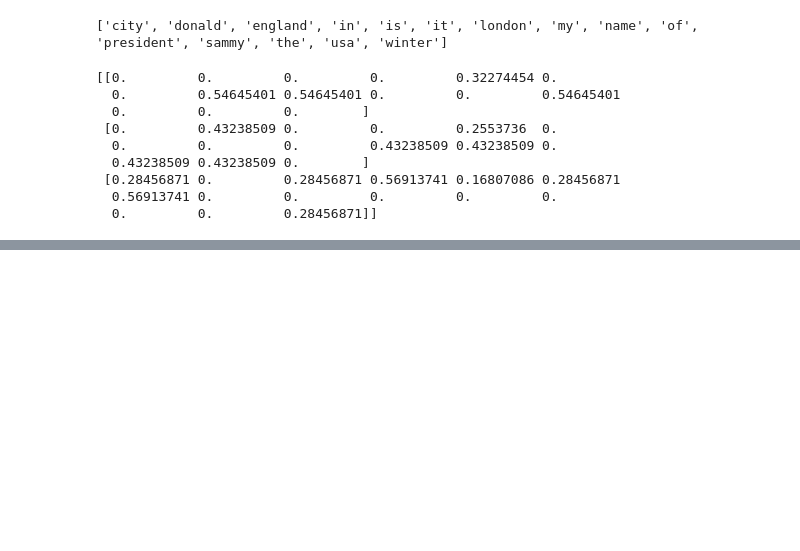
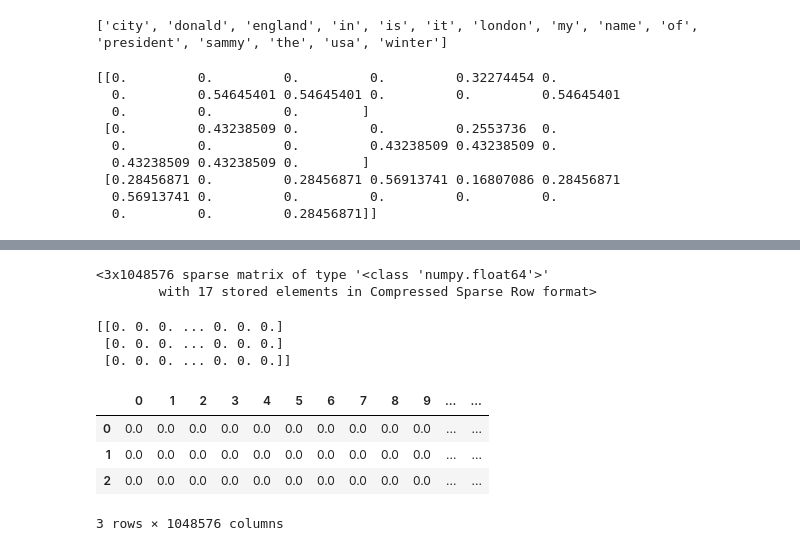
Before and after one commit to SammyOngaya/Natural-Language-Processing, a Jupyter notebook: Text processing with NLTK.ipynb, the cells around one changed output, grey strips where cells are left out. Cells and saved outputs as stored; diff of their text form; code cells hidden in the pictures; blank space fills up the shorter version.

```diff
--- a/Text processing with NLTK.ipynb
+++ b/Text processing with NLTK.ipynb
@@ -408,0 +412,29 @@ tf_idf_df.head()
+# %%
+corpus=['My name is Sammy.',
+       'Donald is the President of USA.',
+       'London is a city in England.'
+       'It\'s winter in London.']
+
+hashing_vectorizer=HashingVectorizer()
+x=hashing_vectorizer.fit_transform(corpus)
+x
+# %% [output]
+<3x1048576 sparse matrix of type '<class 'numpy.float64'>'
+        with 17 stored elements in Compressed Sparse Row format>
+# %%
+# Get sparse matrix
+print(x.toarray())
+# %% [output]
+[[0. 0. 0. ... 0. 0. 0.]
+ [0. 0. 0. ... 0. 0. 0.]
+ [0. 0. 0. ... 0. 0. 0.]]
+# %%
+# Creating a dataframe of sparse document term matrix
+tf_idf_df=pd.DataFrame(x.toarray())
+tf_idf_df.head()
+# %% [output]
+|  | 0 | 1 | 2 | 3 | 4 | 5 | 6 | 7 | 8 | 9 | ... | ... |
+| 0 | 0.0 | 0.0 | 0.0 | 0.0 | 0.0 | 0.0 | 0.0 | 0.0 | 0.0 | 0.0 | ... | ... |
+| 1 | 0.0 | 0.0 | 0.0 | 0.0 | 0.0 | 0.0 | 0.0 | 0.0 | 0.0 | 0.0 | ... | ... |
+| 2 | 0.0 | 0.0 | 0.0 | 0.0 | 0.0 | 0.0 | 0.0 | 0.0 | 0.0 | 0.0 | ... | ... |
+3 rows × 1048576 columns
```
Also changed, not shown: parts of 2 cells of this notebook, 1 other file.
